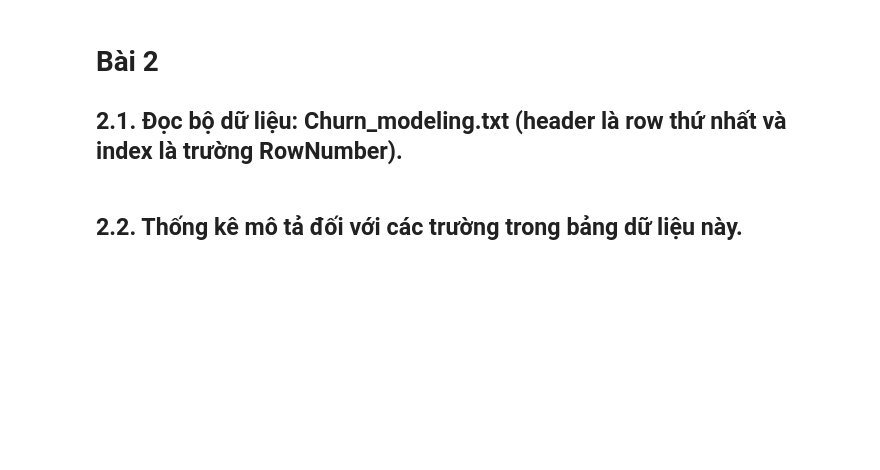
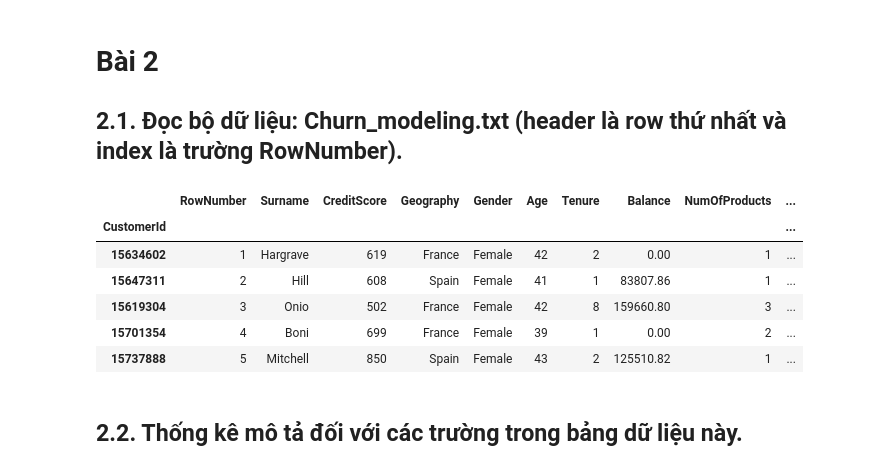
Before and after one commit to DucTrung1802/DS, a Jupyter notebook: GoogleClassroom/7_KHDL_K6_Pandas.ipynb, the cells around one changed output. Cells and saved outputs as stored; diff of their text form; code cells hidden in the pictures; blank space fills up the shorter version.

```diff
--- a/GoogleClassroom/7_KHDL_K6_Pandas.ipynb
+++ b/GoogleClassroom/7_KHDL_K6_Pandas.ipynb
@@ -94,3 +134,16 @@ Sắp xếp theo thứ tự giảm dần của Bad rating, nếu có 2 Bad ratin
+# %%
+# 2.1.
+df2 = pd.read_csv("Churn_modeling.txt")
+df2.set_index(df.columns[0], inplace=True)
+df2.head()
+# %% [output]
+|  | RowNumber | Surname | CreditScore | Geography | Gender | Age | Tenure | Balance | NumOfProducts | ... |
+| CustomerId |  |  |  |  |  |  |  |  |  | ... |
+| 15634602 | 1 | Hargrave | 619 | France | Female | 42 | 2 | 0.00 | 1 | ... |
+| 15647311 | 2 | Hill | 608 | Spain | Female | 41 | 1 | 83807.86 | 1 | ... |
+| 15619304 | 3 | Onio | 502 | France | Female | 42 | 8 | 159660.80 | 3 | ... |
+| 15701354 | 4 | Boni | 699 | France | Female | 39 | 1 | 0.00 | 2 | ... |
+| 15737888 | 5 | Mitchell | 850 | Spain | Female | 43 | 2 | 125510.82 | 1 | ... |
 # %% [markdown]
 ## 2.2. Thống kê mô tả đối với các trường trong bảng dữ liệu này.
 # %%
```
Also changed, not shown: parts of 21 cells of this notebook.
